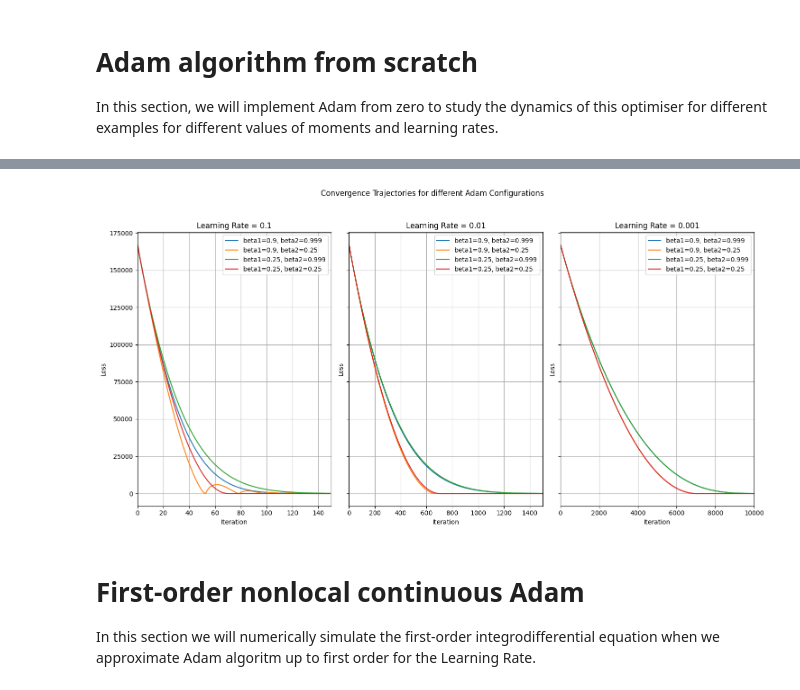
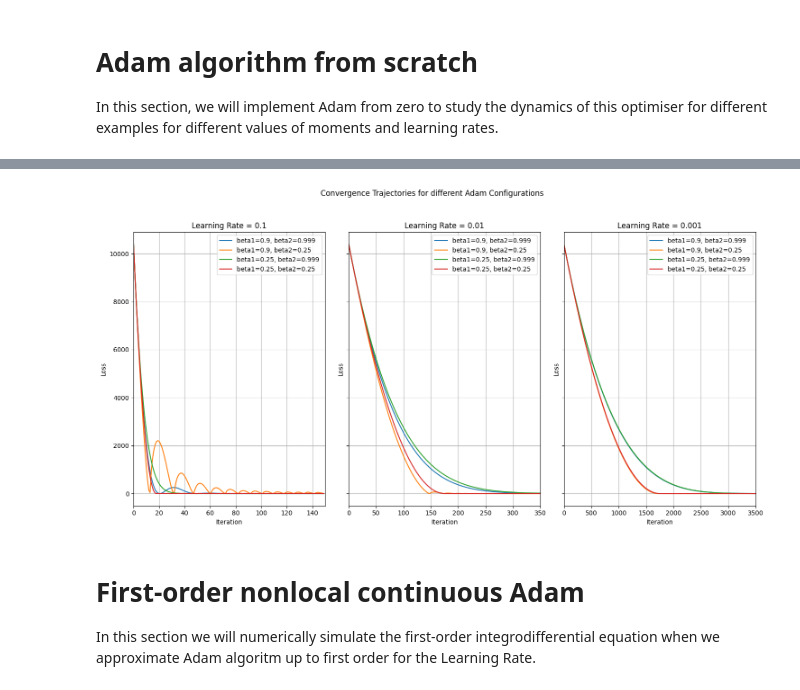
Before and after one commit to carlosherediapimienta/Numerical_IDE, a Jupyter notebook: Simulations_nonlocal_dynamics.ipynb, the cells around one changed output, grey strips where cells are left out. Saved outputs shown, nothing was run; the diff lists cells and outputs as text; code cells hidden in the pictures.

```diff
--- a/Simulations_nonlocal_dynamics.ipynb
+++ b/Simulations_nonlocal_dynamics.ipynb
@@ -26,11 +26,16 @@ all_params = [dict(zip(param_grid.keys(), v)) for v in itertools.product(*param_
 np.random.seed(33)
 
 ## Initial Theta:
-theta_initial = np.random.uniform(-10,10)
-theta_initial_dot = np.random.uniform(-10,10)
+theta_initial = np.random.uniform(0,1)
+theta_initial_dot = np.random.uniform(0,1)
+
+## Initial conditions
+t_max = 10
+t_0 = 1e-12
 
 ### Choose the function to optimize
 example = 1
+omega = 0
 
 ### Loss function configuration
 if example == 2:
@@ -61,18 +66,18 @@ for i, lr in enumerate(param_grid['lr']):
         if lr == 0.1:
             epochs = 300
         elif lr == 0.01:
-            epochs = int(3e3)
+            epochs = 1500
         elif lr == 0.001:
-            epochs = int(1.5e4)
+            epochs = int(8e3)
 
     elif example == 2:
 
         if lr == 0.1:
             epochs = 150
         elif lr == 0.01:
-            epochs = 1500
+            epochs = 350
         elif lr == 0.001:
-            epochs = int(1e4)
+            epochs = int(3.5e3)
 
     for params in [p for p in all_params if p['lr'] == lr]:
 
@@ -137,4 +142,4 @@ Final parameter value ADAM: theta = 2.0003, with elapsed time: 0.00 minutes.
-[figure, old version]
+[figure, new version]
 # %% [markdown]
 # First-order nonlocal continuous Adam
 
```
Also changed, not shown: parts of 4 cells of this notebook, 2 other files.
